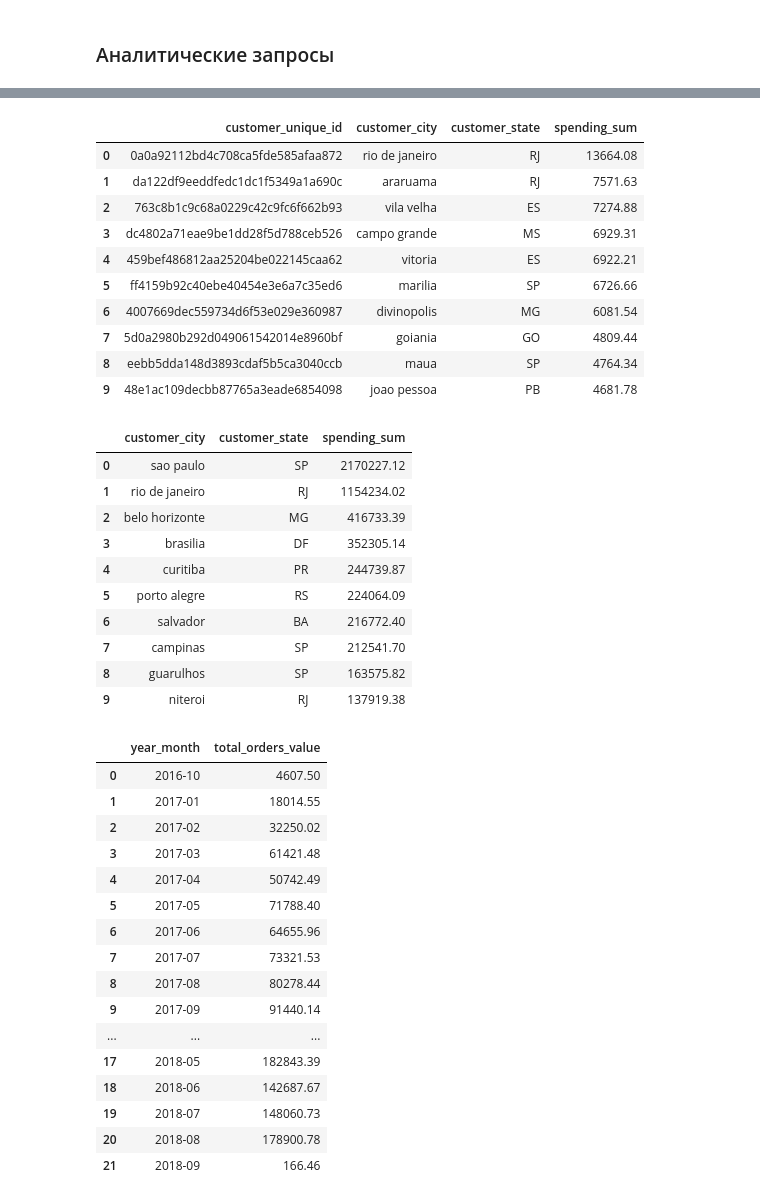
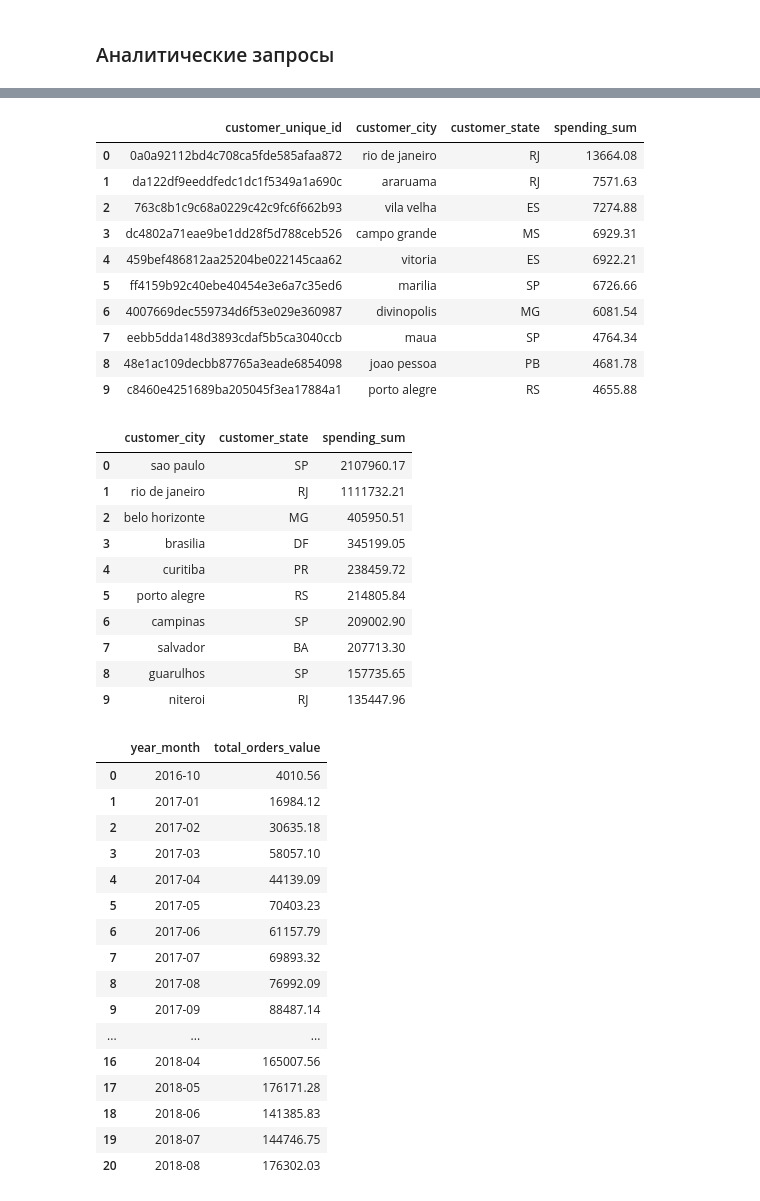
Before and after one commit to starkkhanna21/olist-project, a Jupyter notebook: main.ipynb, the cells around one changed output, grey strips where cells are left out. Saved outputs shown, nothing was run; the diff lists cells and outputs as text; code cells hidden in the pictures.

Commit message:
added status filter

```diff
--- a/main.ipynb
+++ b/main.ipynb
@@ -123,6 +126,7 @@ select
 from customers c
 left join orders o on c.customer_id = o.customer_id
 left join order_items oi on o.order_id = oi.order_id
+where o.order_status = 'delivered'
 group by
     c.customer_unique_id,
     c.customer_city,
@@ -146,9 +150,9 @@ top_clients_by_spendings
 | 4 | 459bef486812aa25204be022145caa62 | vitoria | ES | 6922.21 |
 | 5 | ff4159b92c40ebe40454e3e6a7c35ed6 | marilia | SP | 6726.66 |
 | 6 | 4007669dec559734d6f53e029e360987 | divinopolis | MG | 6081.54 |
-| 7 | 5d0a2980b292d049061542014e8960bf | goiania | GO | 4809.44 |
-| 8 | eebb5dda148d3893cdaf5b5ca3040ccb | maua | SP | 4764.34 |
-| 9 | 48e1ac109decbb87765a3eade6854098 | joao pessoa | PB | 4681.78 |
+| 7 | eebb5dda148d3893cdaf5b5ca3040ccb | maua | SP | 4764.34 |
+| 8 | 48e1ac109decbb87765a3eade6854098 | joao pessoa | PB | 4681.78 |
+| 9 | c8460e4251689ba205045f3ea17884a1 | porto alegre | RS | 4655.88 |
 # %%
 ### Запрос 3 - Города с самой большой суммой заказов (Топ 10)
 
@@ -163,6 +167,7 @@ select
 from customers c
 left join orders o on c.customer_id=o.customer_id
 left join order_items oi on o.order_id=oi.order_id
+where o.order_status = 'delivered'
 group by c.customer_city, c.customer_state
 order by spending_sum desc
 limit 10
@@ -176,58 +181,59 @@ connection.close()
 top_cities_by_spendings
 # %% [output]
 |  | customer_city | customer_state | spending_sum |
-| 0 | sao paulo | SP | 2170227.12 |
-| 1 | rio de janeiro | RJ | 1154234.02 |
-| 2 | belo horizonte | MG | 416733.39 |
-| 3 | brasilia | DF | 352305.14 |
-| 4 | curitiba | PR | 244739.87 |
-| 5 | porto alegre | RS | 224064.09 |
-| 6 | salvador | BA | 216772.40 |
-| 7 | campinas | SP | 212541.70 |
-| 8 | guarulhos | SP | 163575.82 |
-| 9 | niteroi | RJ | 137919.38 |
+| 0 | sao paulo | SP | 2107960.17 |
+| 1 | rio de janeiro | RJ | 1111732.21 |
+| 2 | belo horizonte | MG | 405950.51 |
+| 3 | brasilia | DF | 345199.05 |
+| 4 | curitiba | PR | 238459.72 |
+| 5 | porto alegre | RS | 214805.84 |
+| 6 | campinas | SP | 209002.90 |
+| 7 | salvador | BA | 207713.30 |
+| 8 | guarulhos | SP | 157735.65 |
+| 9 | niteroi | RJ | 135447.96 |
 # %%
 ### Запрос 4 - Динамика выручки с заказов в Sao Paulo по месяцам
 
 connection = sqlite3.connect("olist.db")
 
 # Пишем запрос в базу данных
 query = """
 select
     strftime('%Y-%m', o.order_purchase_timestamp) as year_month,
     sum(oi.price+oi.freight_value) as total_orders_value
 from orders o
 join customers c on o.customer_id=c.customer_id
 join order_items oi on o.order_id=oi.order_id
 where c.customer_city='sao paulo'
+and o.order_status = 'delivered'
 group by strftime('%Y-%m', o.order_purchase_timestamp)
 order by year_month
 ;
 """
 
 # Получаем данные и сохраняем их в датафрейм
 monthly_orders_sao_paulo = pd.read_sql(query, connection)
 connection.close()
 
 monthly_orders_sao_paulo
 # %% [output]
 |  | year_month | total_orders_value |
-| 0 | 2016-10 | 4607.50 |
-| 1 | 2017-01 | 18014.55 |
-| 2 | 2017-02 | 32250.02 |
-| 3 | 2017-03 | 61421.48 |
-| 4 | 2017-04 | 50742.49 |
-| 5 | 2017-05 | 71788.40 |
-| 6 | 2017-06 | 64655.96 |
-| 7 | 2017-07 | 73321.53 |
-| 8 | 2017-08 | 80278.44 |
-| 9 | 2017-09 | 91440.14 |
+| 0 | 2016-10 | 4010.56 |
+| 1 | 2017-01 | 16984.12 |
+| 2 | 2017-02 | 30635.18 |
+| 3 | 2017-03 | 58057.10 |
+| 4 | 2017-04 | 44139.09 |
+| 5 | 2017-05 | 70403.23 |
+| 6 | 2017-06 | 61157.79 |
+| 7 | 2017-07 | 69893.32 |
+| 8 | 2017-08 | 76992.09 |
+| 9 | 2017-09 | 88487.14 |
 | ... | ... | ... |
-| 17 | 2018-05 | 182843.39 |
-| 18 | 2018-06 | 142687.67 |
-| 19 | 2018-07 | 148060.73 |
-| 20 | 2018-08 | 178900.78 |
-| 21 | 2018-09 | 166.46 |
+| 16 | 2018-04 | 165007.56 |
+| 17 | 2018-05 | 176171.28 |
+| 18 | 2018-06 | 141385.83 |
+| 19 | 2018-07 | 144746.75 |
+| 20 | 2018-08 | 176302.03 |
 # %%
 ### Запрос 5 - Клиенты, количество и id их заказов без отзыва
 
```
Also changed, not shown: parts of 3 cells of this notebook, 1 other file.
